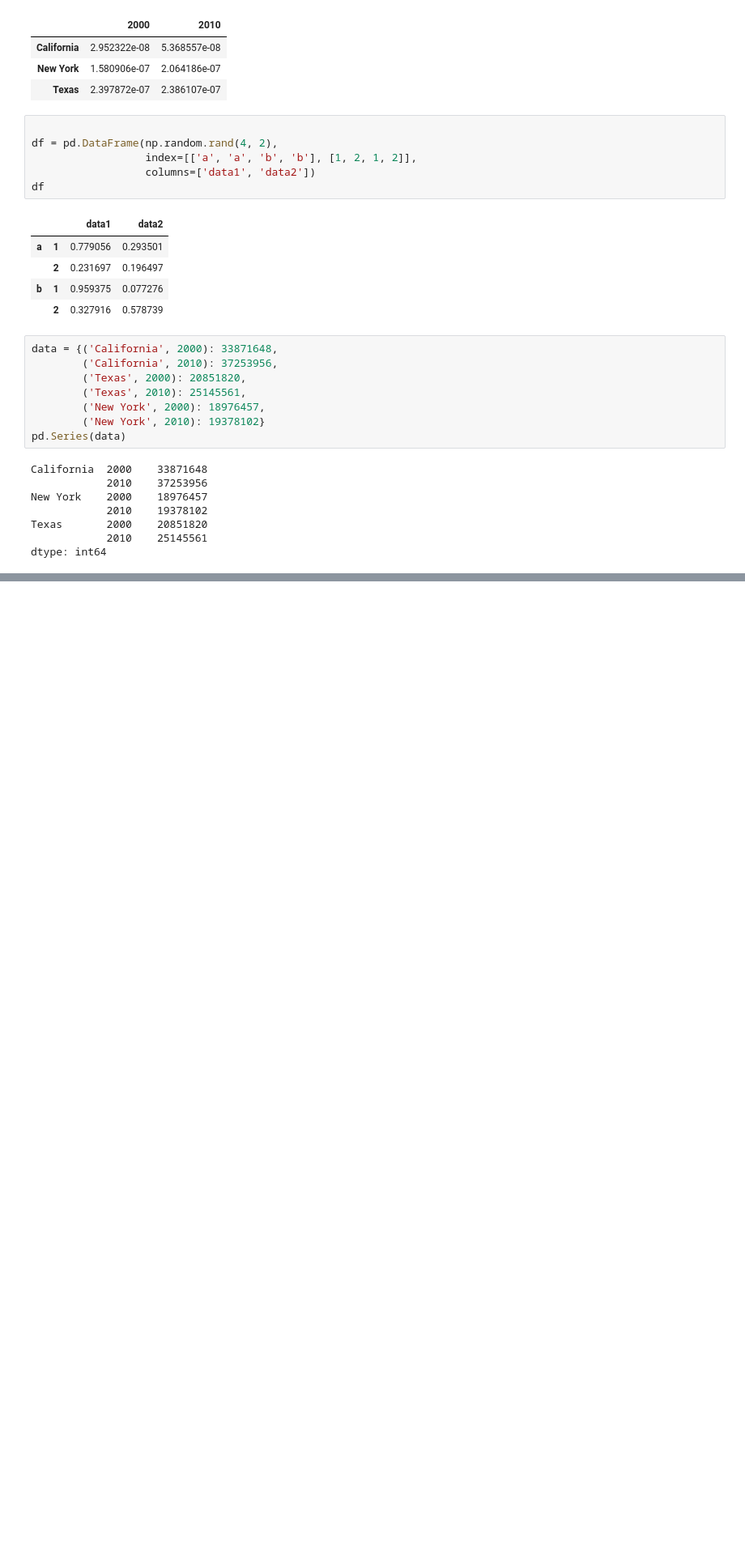
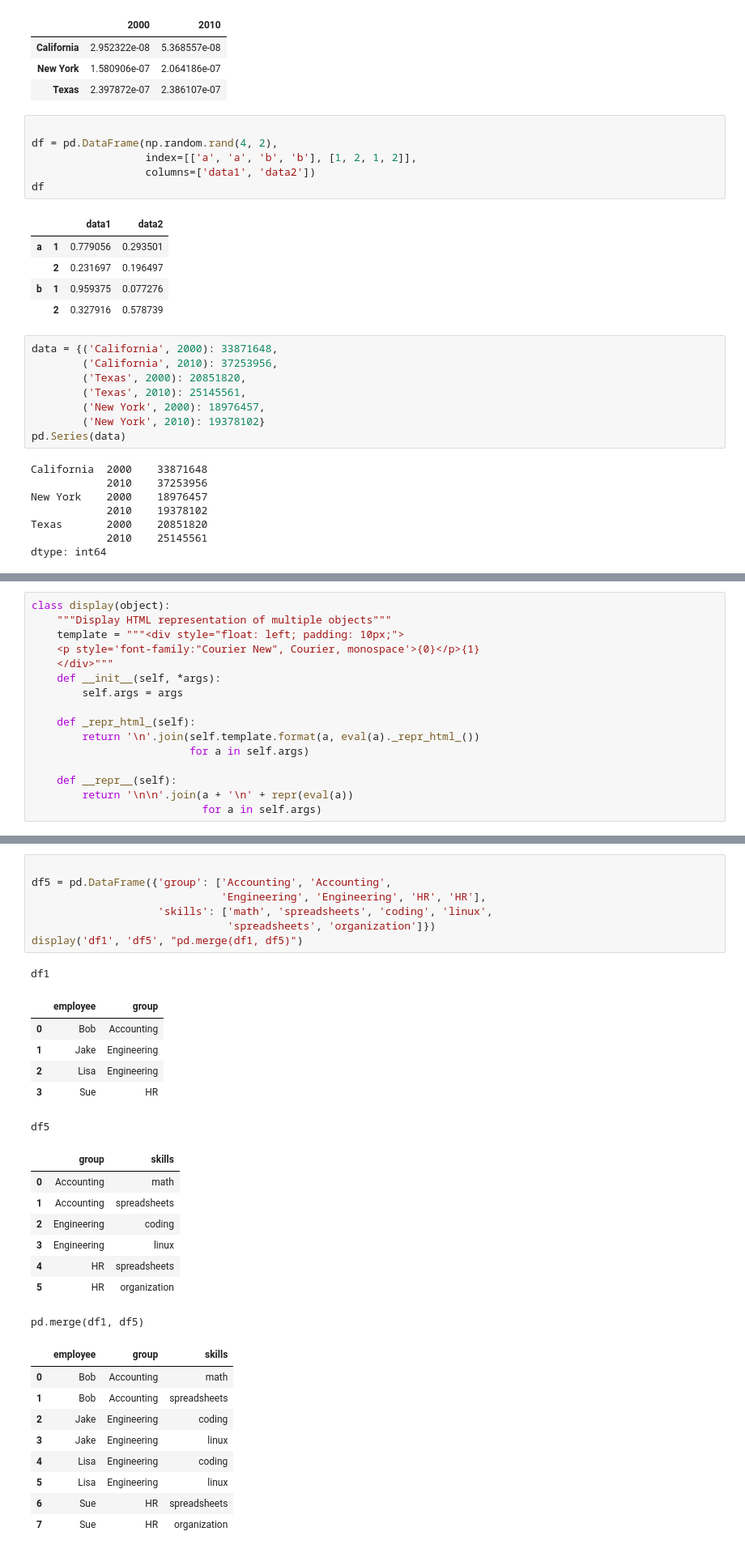
Before and after one commit to PeinWu/data-science-ipython-notebook, a Jupyter notebook: Pandas.ipynb, the cells around one changed output, grey strips where cells are left out. Shown: that part at 81% size. Drawn from its saved outputs; the diff is of its cells as text; blank space fills up the shorter version.

```diff
--- a/Pandas.ipynb
+++ b/Pandas.ipynb
@@ -753,0 +783,16 @@ pd.MultiIndex.from
+# %%
+class display(object):
+    """Display HTML representation of multiple objects"""
+    template = """<div style="float: left; padding: 10px;">
+    <p style='font-family:"Courier New", Courier, monospace'>{0}</p>{1}
+    </div>"""
+    def __init__(self, *args):
+        self.args = args
+
+    def _repr_html_(self):
+        return '\n'.join(self.template.format(a, eval(a)._repr_html_())
+                         for a in self.args)
+
+    def __repr__(self):
+        return '\n\n'.join(a + '\n' + repr(eval(a))
+                           for a in self.args)
@@ -753,0 +931,32 @@ pd.MultiIndex.from
+# %%
+
+df5 = pd.DataFrame({'group': ['Accounting', 'Accounting',
+                              'Engineering', 'Engineering', 'HR', 'HR'],
+                    'skills': ['math', 'spreadsheets', 'coding', 'linux',
+                               'spreadsheets', 'organization']})
+display('df1', 'df5', "pd.merge(df1, df5)")
+# %% [output]
+df1
+|  | employee | group |
+| 0 | Bob | Accounting |
+| 1 | Jake | Engineering |
+| 2 | Lisa | Engineering |
+| 3 | Sue | HR |
+df5
+|  | group | skills |
+| 0 | Accounting | math |
+| 1 | Accounting | spreadsheets |
+| 2 | Engineering | coding |
+| 3 | Engineering | linux |
+| 4 | HR | spreadsheets |
+| 5 | HR | organization |
+pd.merge(df1, df5)
+|  | employee | group | skills |
+| 0 | Bob | Accounting | math |
+| 1 | Bob | Accounting | spreadsheets |
+| 2 | Jake | Engineering | coding |
+| 3 | Jake | Engineering | linux |
+| 4 | Lisa | Engineering | coding |
+| 5 | Lisa | Engineering | linux |
+| 6 | Sue | HR | spreadsheets |
+| 7 | Sue | HR | organization |
```
Also changed, not shown: parts of 20 cells of this notebook, 3 other files.
